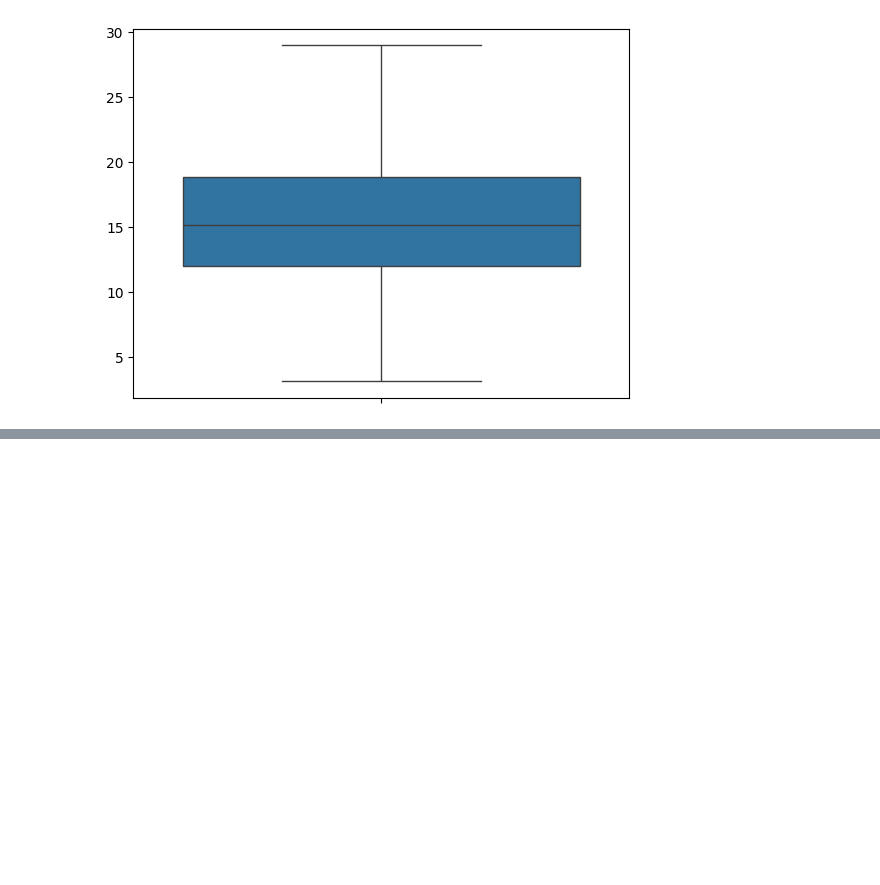
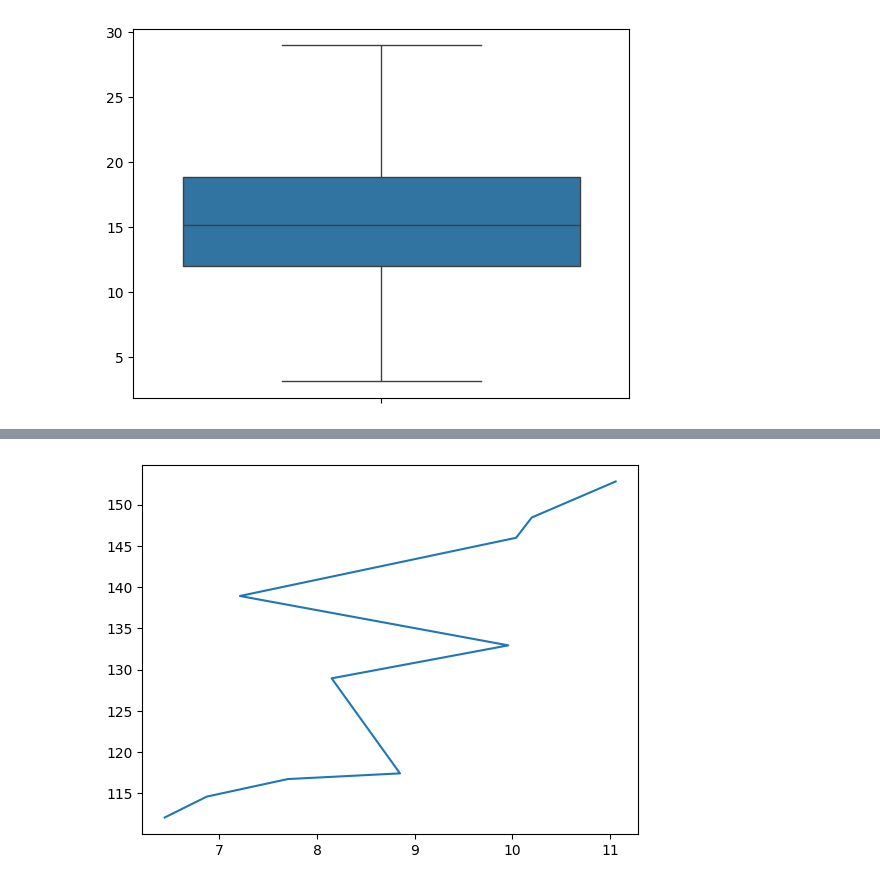
Before and after one commit to zhavei/proyek_analisis_data, a Jupyter notebook: data_visualization.ipynb, the cells around one changed output, grey strips where cells are left out. Saved outputs shown, nothing was run; the diff lists cells and outputs as text; code cells hidden in the pictures; blank space fills up the shorter version.

```diff
--- a/data_visualization.ipynb
+++ b/data_visualization.ipynb
@@ -96,0 +130,15 @@ plt.show()
+# %%
+# line chart
+# Bentuk visualisasi data ini umumnya digunakan untuk melihat trend dari data berbentuk time series (data yang direkam dalam interval waktu yang konsisten).
+
+import matplotlib.pyplot as plt
+
+lemon_diameter = [6.44, 6.87, 7.7, 8.85, 8.15,
+                  9.96, 7.21, 10.04, 10.2, 11.06]
+lemon_weight = [112.05, 114.58, 116.71, 117.4, 128.93,
+                132.93, 138.92, 145.98, 148.44, 152.81]
+
+plt.plot(lemon_diameter, lemon_weight)
+plt.show()
+# %% [output]
+[figure, added]
```
Also changed, not shown: parts of 10 cells of this notebook.
